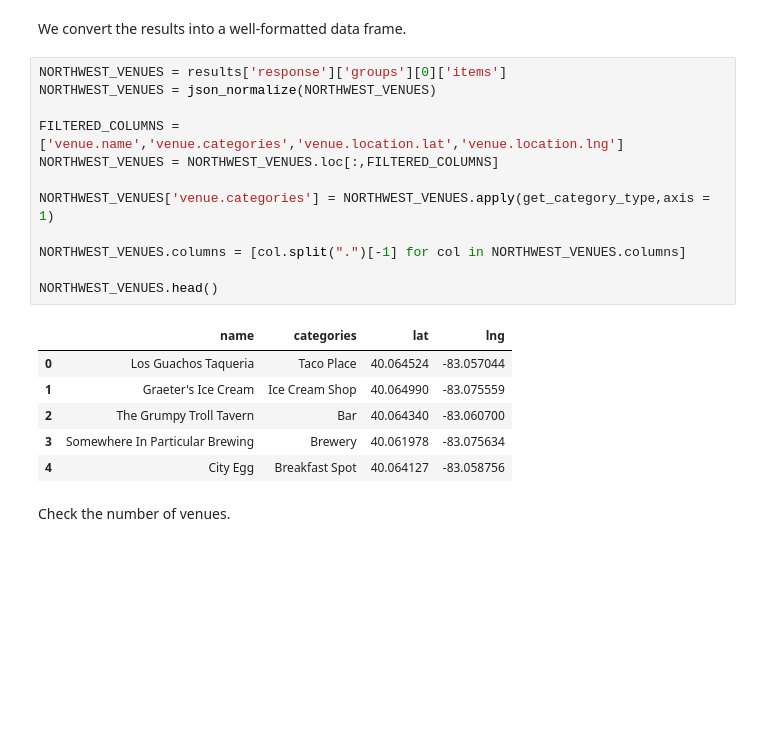
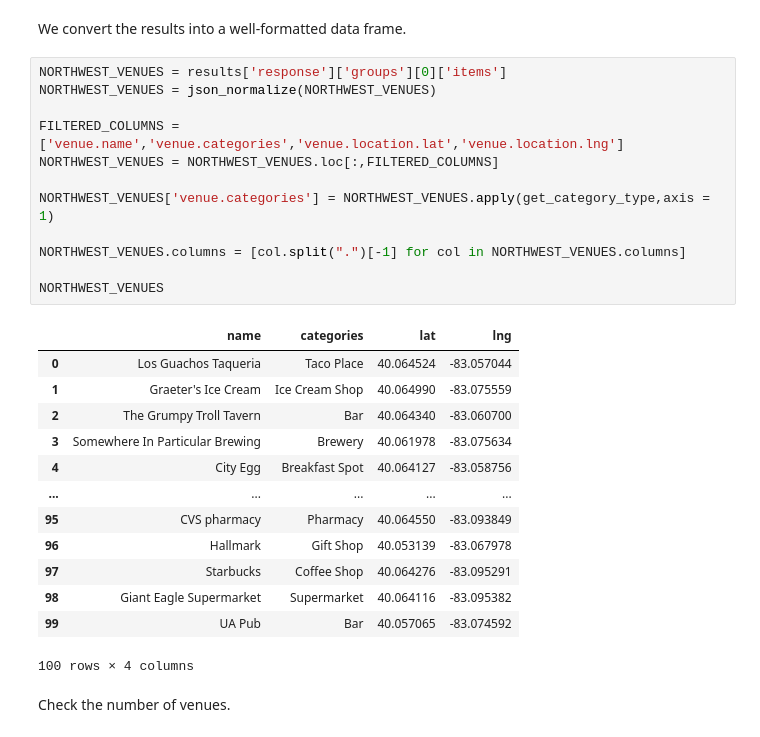
Before and after one commit to alexanderWhile/Coursera_Capstone, a Jupyter notebook: notebook.ipynb, the cells around one changed output. Cells and saved outputs as stored; diff of their text form; blank space fills up the shorter version.

```diff
--- a/notebook.ipynb
+++ b/notebook.ipynb
@@ -157,22 +148,29 @@ We convert the results into a well-formatted data frame.
 # %%
 NORTHWEST_VENUES = results['response']['groups'][0]['items']
 NORTHWEST_VENUES = json_normalize(NORTHWEST_VENUES)
 
 FILTERED_COLUMNS = ['venue.name','venue.categories','venue.location.lat','venue.location.lng']
 NORTHWEST_VENUES = NORTHWEST_VENUES.loc[:,FILTERED_COLUMNS]
 
 NORTHWEST_VENUES['venue.categories'] = NORTHWEST_VENUES.apply(get_category_type,axis = 1)
 
 NORTHWEST_VENUES.columns = [col.split(".")[-1] for col in NORTHWEST_VENUES.columns]
 
-NORTHWEST_VENUES.head()
+NORTHWEST_VENUES
 # %% [output]
 |  | name | categories | lat | lng |
 | 0 | Los Guachos Taqueria | Taco Place | 40.064524 | -83.057044 |
 | 1 | Graeter's Ice Cream | Ice Cream Shop | 40.064990 | -83.075559 |
 | 2 | The Grumpy Troll Tavern | Bar | 40.064340 | -83.060700 |
 | 3 | Somewhere In Particular Brewing | Brewery | 40.061978 | -83.075634 |
 | 4 | City Egg | Breakfast Spot | 40.064127 | -83.058756 |
+| ... | ... | ... | ... | ... |
+| 95 | CVS pharmacy | Pharmacy | 40.064550 | -83.093849 |
+| 96 | Hallmark | Gift Shop | 40.053139 | -83.067978 |
+| 97 | Starbucks | Coffee Shop | 40.064276 | -83.095291 |
+| 98 | Giant Eagle Supermarket | Supermarket | 40.064116 | -83.095382 |
+| 99 | UA Pub | Bar | 40.057065 | -83.074592 |
+100 rows × 4 columns
 # %% [markdown]
 Check the number of venues.
 # %%
```
Also changed, not shown: parts of 40 cells of this notebook.
